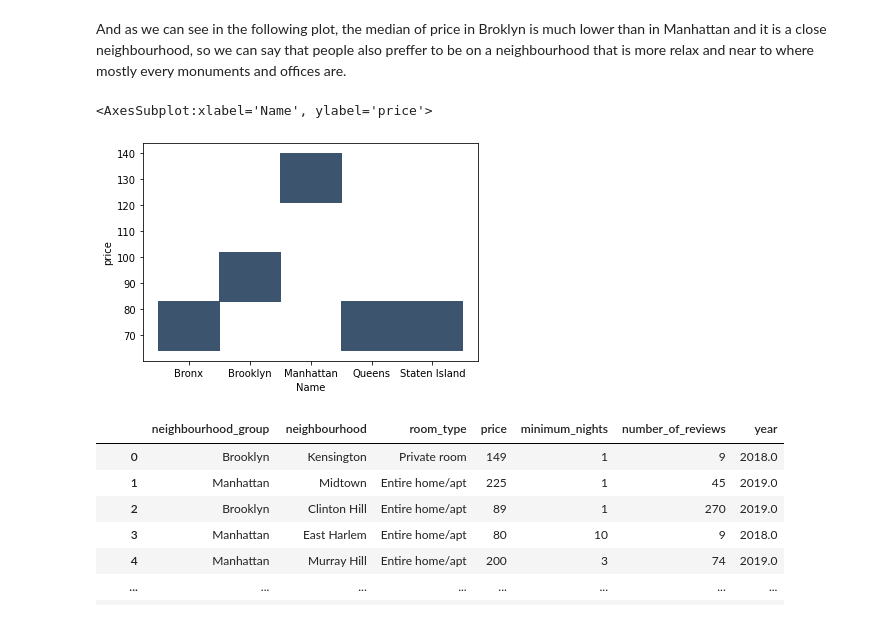
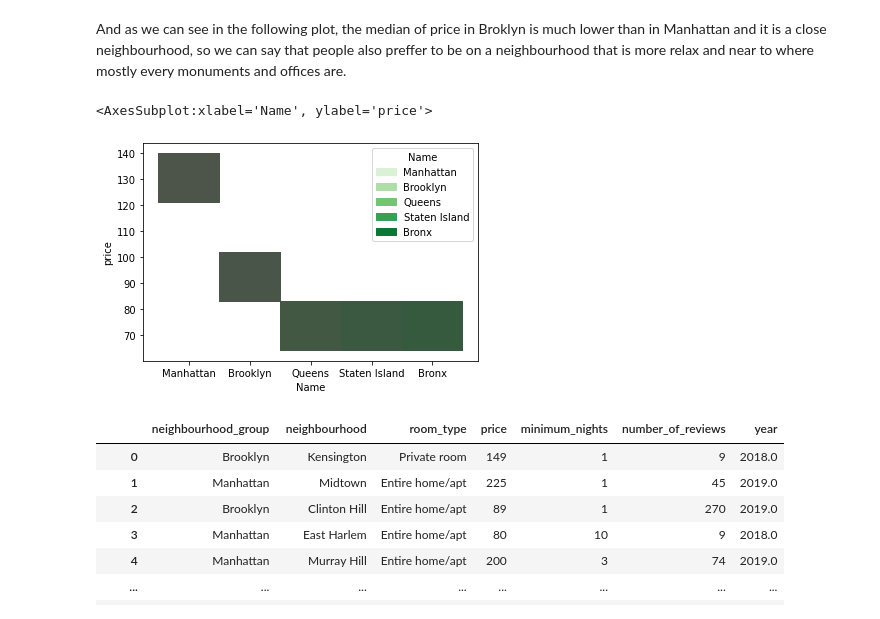
Before and after one commit to Marina-Diez/Kaggle-Api-Project-MarinaD, a Jupyter notebook: Visualization.ipynb, the cells around one changed output. Saved outputs shown, nothing was run; the diff lists cells and outputs as text; code cells hidden in the pictures.

```diff
--- a/Visualization.ipynb
+++ b/Visualization.ipynb
@@ -70,3 +70,6 @@ df_median
 | Manhattan | 140 | 3 | 9 | 2019.0 | Manhattan |
 | Queens | 72 | 2 | 14 | 2019.0 | Queens |
 | Staten Island | 72 | 2 | 21 | 2019.0 | Staten Island |
+# %%
+df_median = df_median.sort_values(by=["price"], ascending=False)
+df_median
@@ -73,11 +84,12 @@ df_median
 # %% [markdown]
 And as we can see in the following plot, the median of price in Broklyn is much lower than in Manhattan and it is a close neighbourhood, so we can say that people also preffer to be on a neighbourhood that is more relax and near to where mostly every monuments and offices are.
 # %%
-median_plot= sns.histplot(x=df_median.Name, y=df_median.price, palette= "Greens", fill=True)
+x_order = ["Manhattan","Brooklyn","Queens","Staten Island","Bronx"]
+median_plot= sns.histplot(x=df_median.Name, y=df_median.price, hue=df_median.Name,  palette= "Greens", hue_order=["Manhattan","Brooklyn","Queens","Staten Island","Bronx"] )
 median_plot
 # %% [output]
 <AxesSubplot:xlabel='Name', ylabel='price'>
-[figure, old version]
+[figure, new version]
 # %%
 median_plot.figure.savefig("output/median_plot.jpg", dpi=100)
 # %%
```
Also changed, not shown: parts of 2 cells of this notebook, 1 other file.
